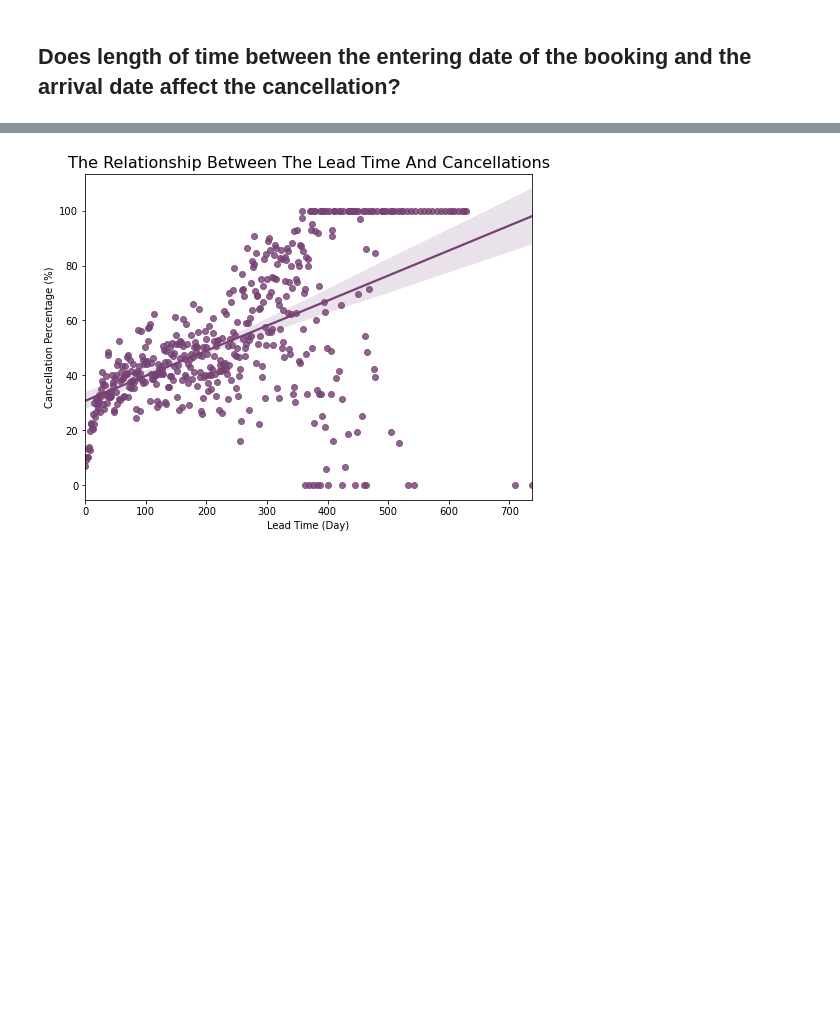
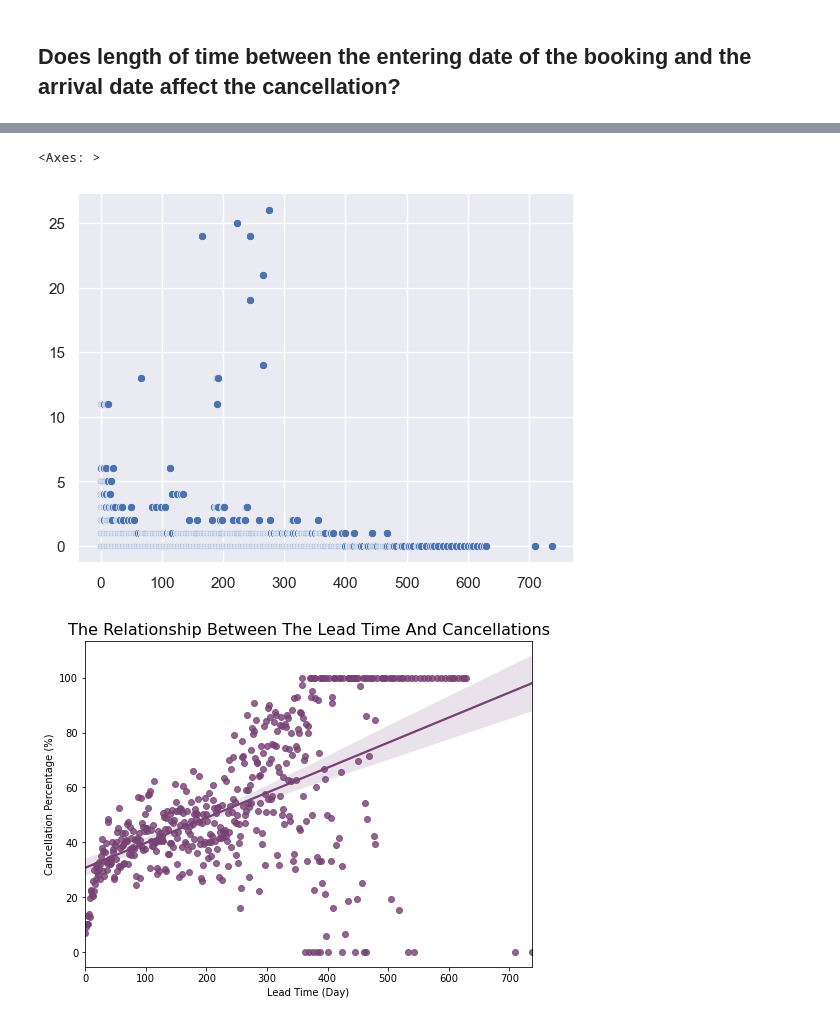
Before and after one commit to Tuwaiq-Data-Science-Bootcamp-V5/CV_and_GS-Lab1, a Jupyter notebook: CV_Assignment.ipynb, the cells around one changed output, grey strips where cells are left out. Drawn from its saved outputs; the diff is of its cells as text; code cells hidden in the pictures; blank space fills up the shorter version.

```diff
--- a/CV_Assignment.ipynb
+++ b/CV_Assignment.ipynb
@@ -116,3 +216,13 @@ df.describe(include='object')
+# %%
+a= df.groupby(["previous_cancellations","lead_time"])
+A=list(a.groups.keys())
+x_coords, y_coords = zip(*A)
+# %%
+sns.scatterplot(x=y_coords ,  y =x_coords
+)
+# %% [output]
+<Axes: >
+[figure, added]
 # %%
 # %% [output]
 [figure]
```
Also changed, not shown: parts of 35 cells of this notebook.
